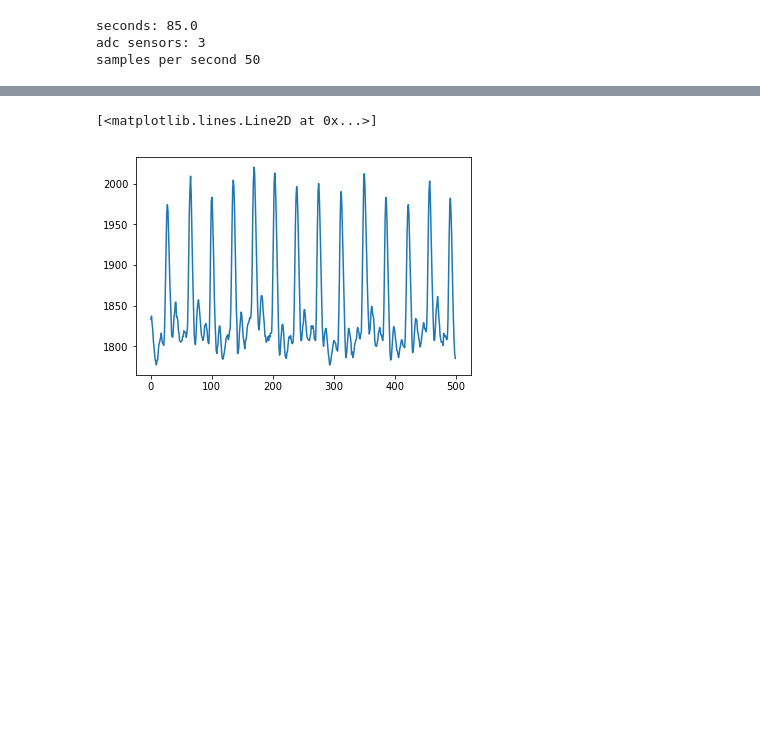
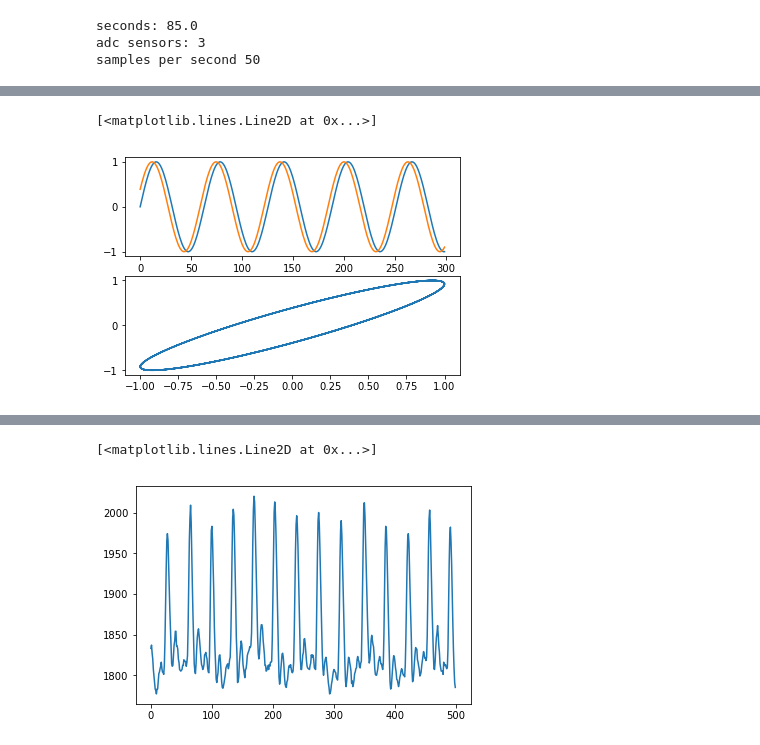
Before and after one commit to goatchurchprime/jupyter_micropython_developer_notebooks, a Jupyter notebook: jackie_heartbeat_pulse_tech/plot_multi_measurements.ipynb, the cells around one changed output, grey strips where cells are left out. Cells and saved outputs as stored; diff of their text form; code cells hidden in the pictures; blank space fills up the shorter version.

Commit message:
make numberofseconds right

```diff
--- a/jackie_heartbeat_pulse_tech/plot_multi_measurements.ipynb
+++ b/jackie_heartbeat_pulse_tech/plot_multi_measurements.ipynb
@@ -66,0 +75,12 @@ plt.ylabel("jackies")
+# %%
+# To see what that diagram means, we can try experiment with a simple sine wave
+trange = numpy.arange(0, 30, 0.1)  # <-- set of numbers from 0 to 30 steps of 0.1
+delayt = 0.4  # <--- change this
+ax = plt.subplot(2,1,1)
+ax.plot(numpy.sin(trange))
+ax.plot(numpy.sin(trange+delayt))
+ax = plt.subplot(2,1,2)
+ax.plot(numpy.sin(trange), numpy.sin(trange+delayt))
+# %% [output]
+[<matplotlib.lines.Line2D at 0x...>]
+[figure, added]
```
Also changed, not shown: parts of 13 cells of this notebook, 2 other files.
